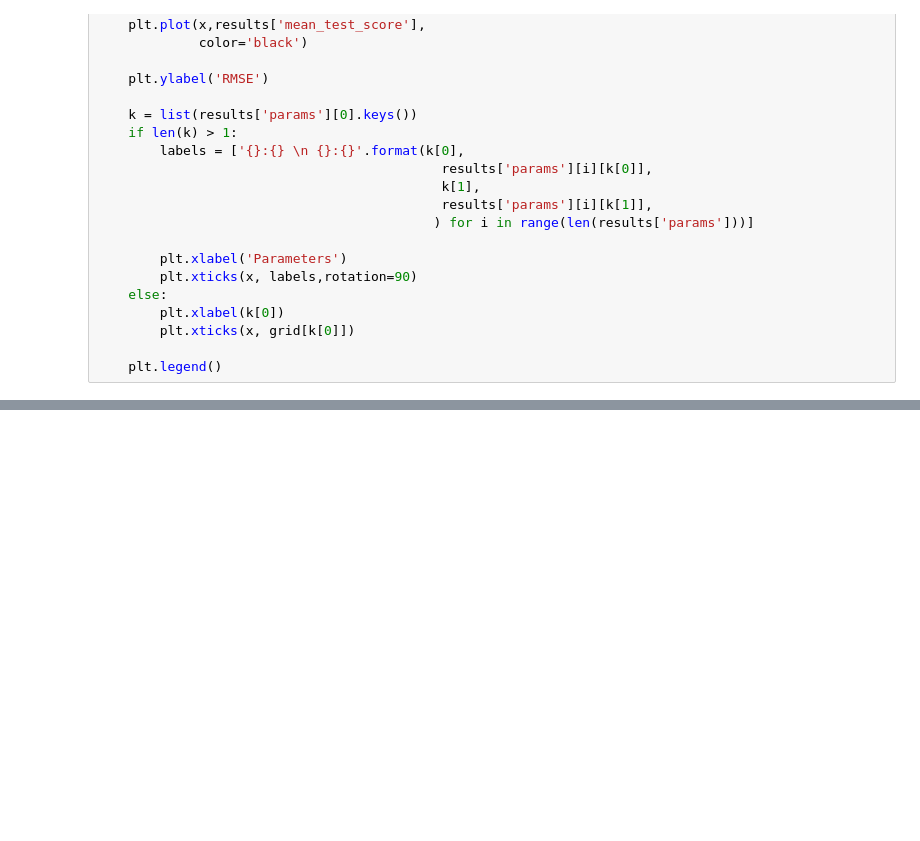
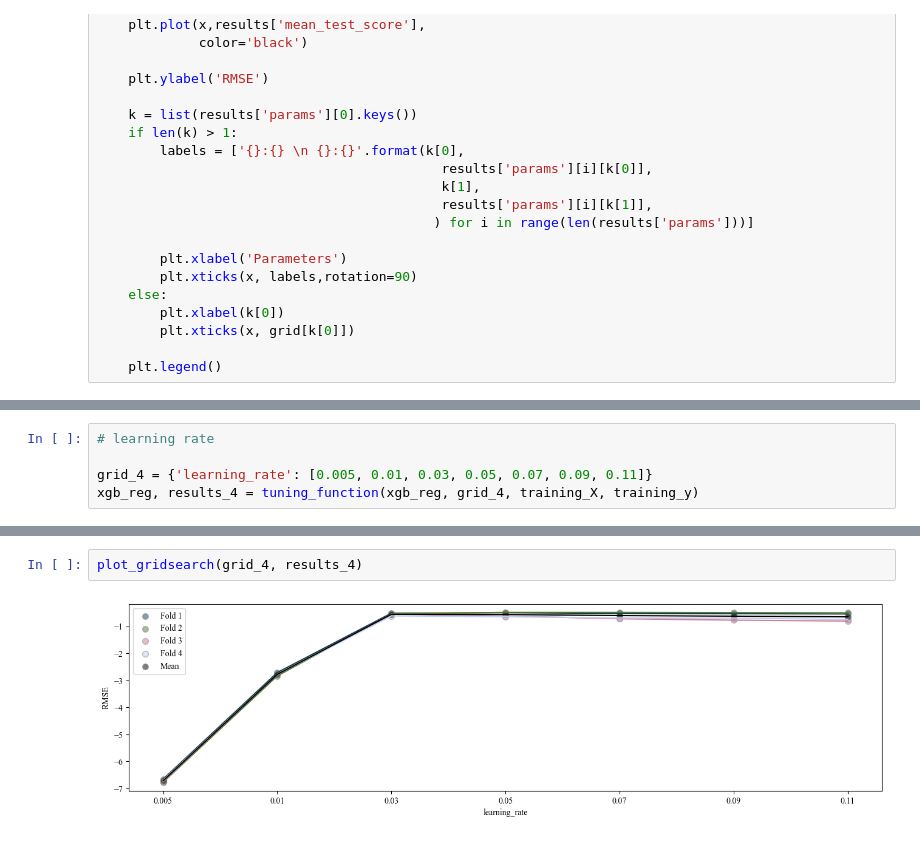
Before and after one commit to juanfuooo/Subtropical-Front-Modeling-Code, a Jupyter notebook: Step2/xgb_build.ipynb, the cells around one changed output, grey strips where cells are left out. Drawn from its saved outputs; the diff is of its cells as text; blank space fills up the shorter version.

```diff
--- a/Step2/xgb_build.ipynb
+++ b/Step2/xgb_build.ipynb
@@ -380,0 +474,5 @@ plot_gridsearch(grid_1, cv_results_1)
+# %%
+# learning rate
+
+grid_4 = {'learning_rate': [0.005, 0.01, 0.03, 0.05, 0.07, 0.09, 0.11]}
+xgb_reg, results_4 = tuning_function(xgb_reg, grid_4, training_X, training_y)
@@ -380,0 +520,4 @@ plot_gridsearch(grid_1, cv_results_1)
+# %%
+plot_gridsearch(grid_4, results_4)
+# %% [output]
+[figure, added]
```
Also changed, not shown: parts of 29 cells of this notebook, 3 other files.
